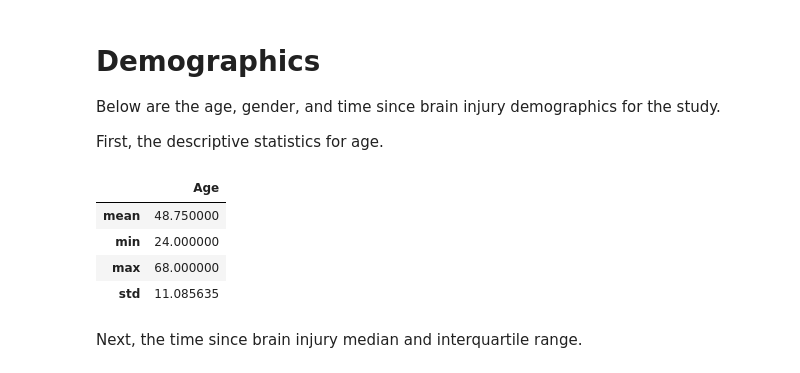
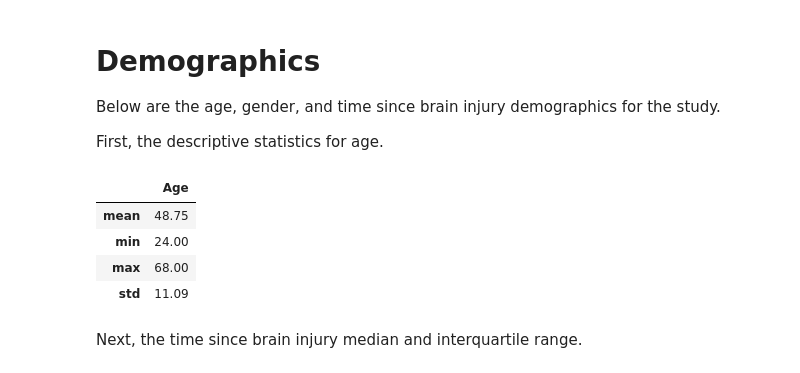
Before and after one commit to gpwilliams/bi_loneliness, a Jupyter notebook: python/analysis.ipynb, the cells around one changed output. Drawn from its saved outputs; the diff is of its cells as text; code cells hidden in the pictures.

```diff
--- a/python/analysis.ipynb
+++ b/python/analysis.ipynb
@@ -308,13 +308,13 @@ First, the descriptive statistics for age.
 # %%
 dat.agg({
     'Age': ['mean', 'min', 'max', 'std']
-})
+}).round(2)
 # %% [output]
 |  | Age |
-| mean | 48.750000 |
-| min | 24.000000 |
-| max | 68.000000 |
-| std | 11.085635 |
+| mean | 48.75 |
+| min | 24.00 |
+| max | 68.00 |
+| std | 11.09 |
 # %% [markdown]
 Next, the time since brain injury median and interquartile range.
 # %%
```
Also changed, not shown: parts of 17 cells of this notebook, 34 other files.
